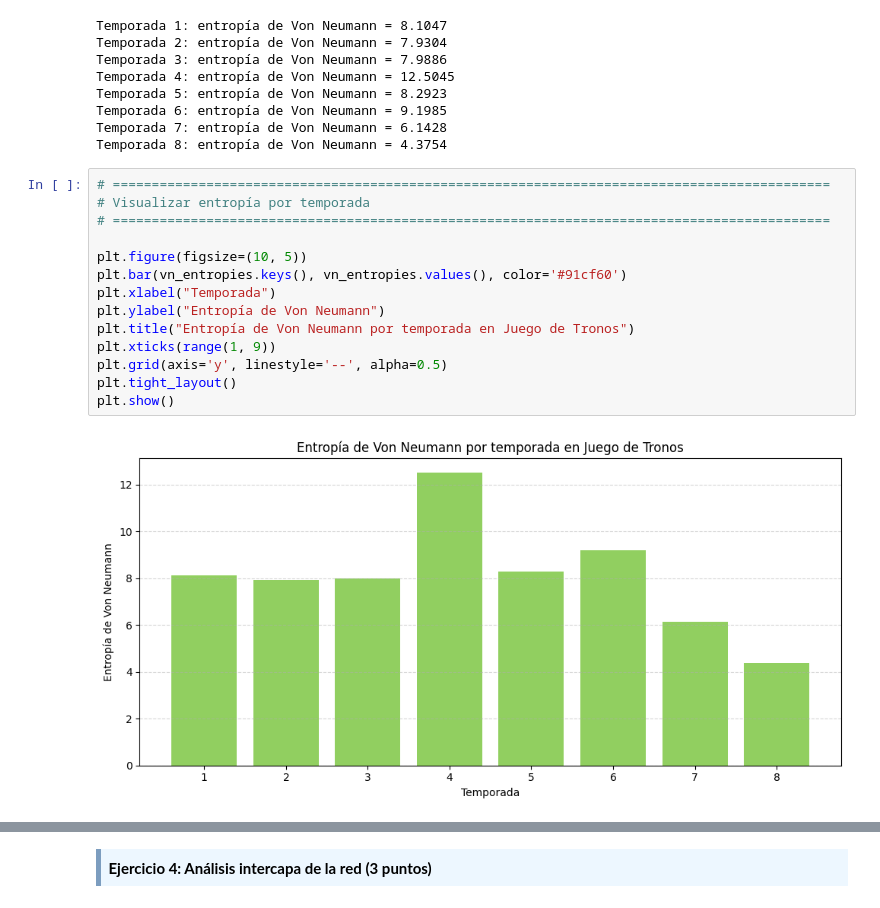
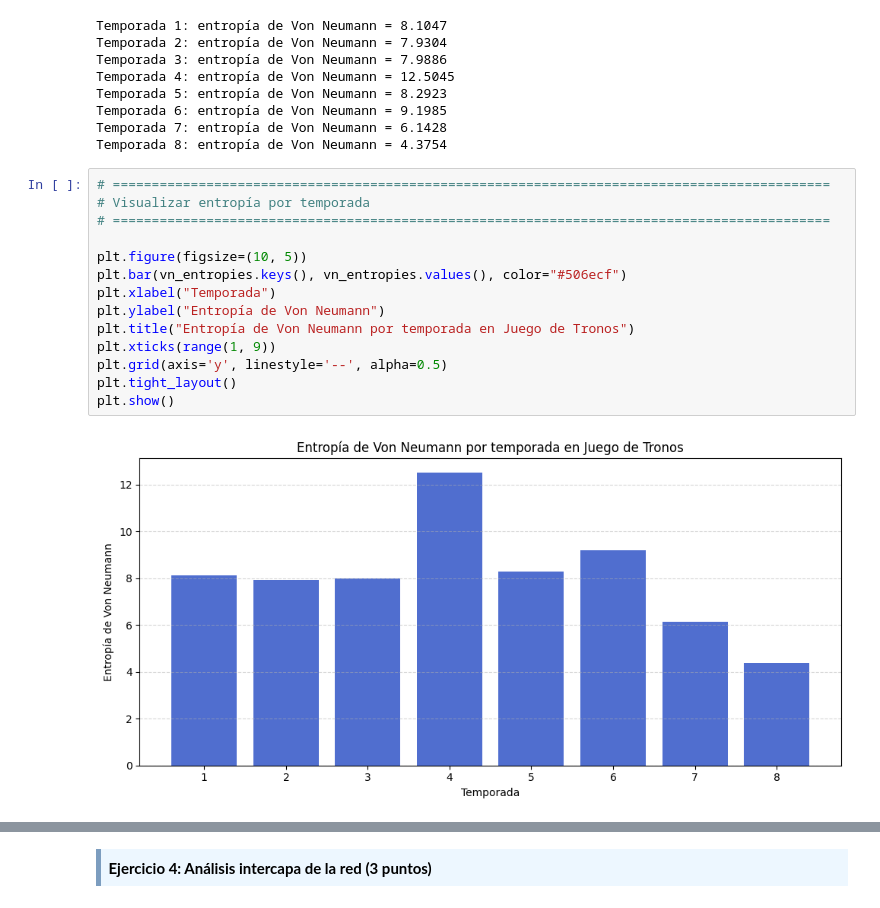
Before and after one commit to franchi2412/RedesComplejasPEC3, a Jupyter notebook: M2.876_PEC3-Enunciado.ipynb, the cells around one changed output, grey strips where cells are left out. Saved outputs shown, nothing was run; the diff lists cells and outputs as text.

```diff
--- a/M2.876_PEC3-Enunciado.ipynb
+++ b/M2.876_PEC3-Enunciado.ipynb
@@ -332,17 +332,17 @@ Temporada 8: entropía de Von Neumann = 4.3754
 # %%
 # ============================================================================================
 # Visualizar entropía por temporada
 # ============================================================================================
 
 plt.figure(figsize=(10, 5))
-plt.bar(vn_entropies.keys(), vn_entropies.values(), color='#91cf60')
+plt.bar(vn_entropies.keys(), vn_entropies.values(), color="#506ecf")
 plt.xlabel("Temporada")
 plt.ylabel("Entropía de Von Neumann")
 plt.title("Entropía de Von Neumann por temporada en Juego de Tronos")
 plt.xticks(range(1, 9))
 plt.grid(axis='y', linestyle='--', alpha=0.5)
 plt.tight_layout()
 plt.show()
 # %% [output]
-[figure, old version]
+[figure, new version]
 # %% [markdown]
```
Also changed, not shown: parts of 2 cells of this notebook.
